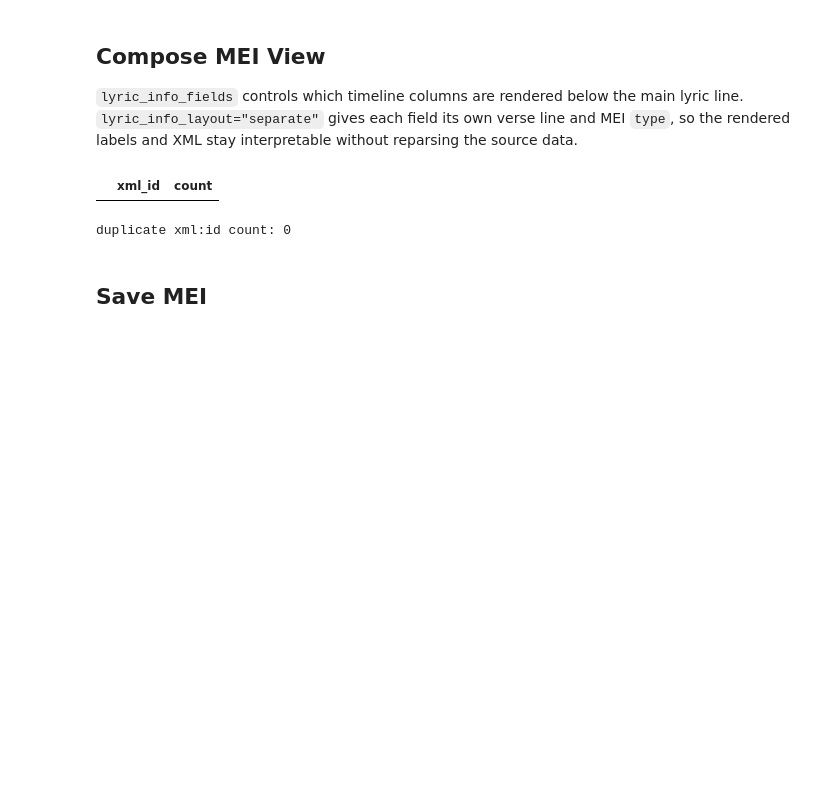
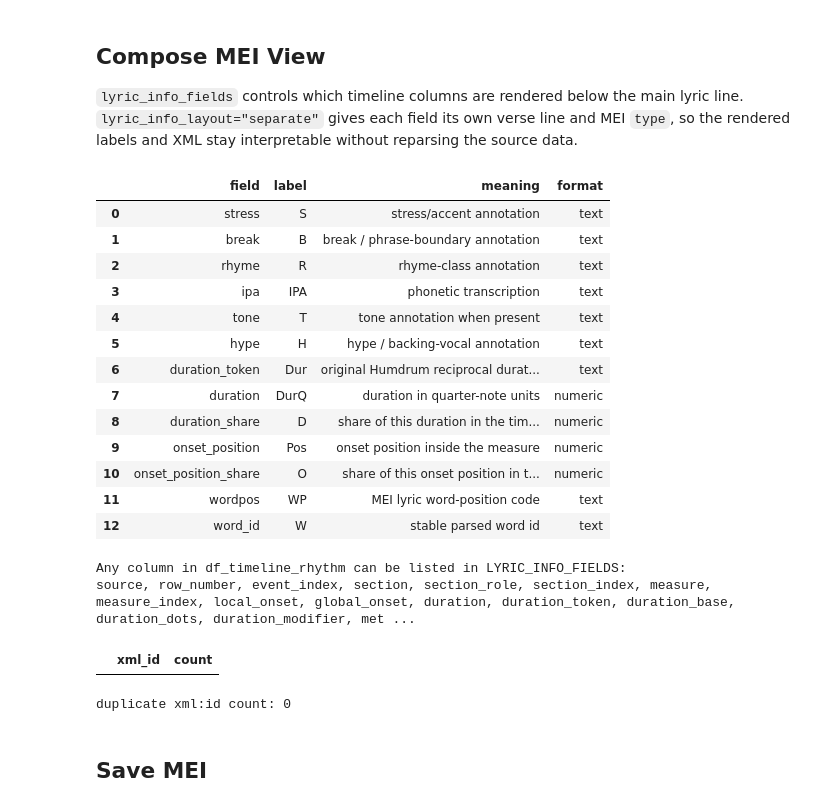
Before and after one commit to egorpol/camat_v2, a Jupyter notebook: testing_timeline.ipynb, the cells around one changed output. Saved outputs shown, nothing was run; the diff lists cells and outputs as text; code cells hidden in the pictures; blank space fills up the shorter version.

```diff
--- a/testing_timeline.ipynb
+++ b/testing_timeline.ipynb
@@ -23,12 +23,24 @@ pd.set_option("display.width", 160)
 
 This step reads the Humdrum timeline data and creates stable IDs. It does not create MEI.
 # %%
-SOURCE = "https://raw.githubusercontent.com/Computational-Cognitive-Musicology-Lab/MCFlow/main/Humdrum/Eminem_LoseYourself.rap"
+SOURCE_OPTIONS = {
+    "lose_yourself": "https://raw.githubusercontent.com/Computational-Cognitive-Musicology-Lab/MCFlow/main/Humdrum/Eminem_LoseYourself.rap",
+    "in_da_club": "https://raw.githubusercontent.com/Computational-Cognitive-Musicology-Lab/MCFlow/refs/heads/main/Humdrum/50Cent_InDaClub.rap",
+}
+
+# Change this key to select which source drives all downstream MEI and statistics cells.
+ACTIVE_SOURCE = "in_da_club"
+SOURCE = SOURCE_OPTIONS[ACTIVE_SOURCE]
 
 parsed = timeline.parse_rap_humdrum_source(SOURCE)
 df_timeline = parsed.df_timeline
 metadata = parsed.metadata
+SOURCE_LABEL = metadata.get("OTL") or ACTIVE_SOURCE.replace("_", " ").title()
+SOURCE_SLUG = ACTIVE_SOURCE
+df_timeline_rhythm = timeline.add_timeline_rhythm_analysis(df_timeline, label=SOURCE_LABEL, onset_bin_size="auto")
 
+print(f"active source: {ACTIVE_SOURCE}")
+print(f"url: {SOURCE}")
 print(f"rows: {len(df_timeline)}")
 print(f"columns: {len(df_timeline.columns)}")
 print(f"title: {metadata.get('OTL')}")
@@ -89,32 +169,74 @@ display(pd.DataFrame(id_summary))
 
 `lyric_info_fields` controls which timeline columns are rendered below the main lyric line. `lyric_info_layout="separate"` gives each field its own verse line and MEI `type`, so the rendered labels and XML stay interpretable without reparsing the source data.
 # %%
-LYRIC_INFO_FIELDS = ["stress", "break", "rhyme"]
+MEI_INFO_FIELD_SUMMARY = pd.DataFrame([
+    {"field": "stress", "label": "S", "meaning": "stress/accent annotation", "format": "text"},
+    {"field": "break", "label": "B", "meaning": "break / phrase-boundary annotation", "format": "text"},
+    {"field": "rhyme", "label": "R", "meaning": "rhyme-class annotation", "format": "text"},
+    {"field": "ipa", "label": "IPA", "meaning": "phonetic transcription", "format": "text"},
+    {"field": "tone", "label": "T", "meaning": "tone annotation when present", "format": "text"},
+    {"field": "hype", "label": "H", "meaning": "hype / backing-vocal annotation", "format": "text"},
+    {"field": "duration_token", "label": "Dur", "meaning": "original Humdrum reciprocal duration token", "format": "text"},
+    {"field": "duration", "label": "DurQ", "meaning": "duration in quarter-note units", "format": "numeric"},
+    {"field": "duration_share", "label": "D", "meaning": "share of this duration in the timeline", "format": "numeric"},
+    {"field": "onset_position", "label": "Pos", "meaning": "onset position inside the measure", "format": "numeric"},
+    {"field": "onset_position_share", "label": "O", "meaning": "share of this onset position in the timeline", "format": "numeric"},
+    {"field": "wordpos", "label": "WP", "meaning": "MEI lyric word-position code", "format": "text"},
+    {"field": "word_id", "label": "W", "meaning": "stable parsed word id", "format": "text"},
+])
+
+display(MEI_INFO_FIELD_SUMMARY)
+print("Any column in df_timeline_rhythm can be listed in LYRIC_INFO_FIELDS:")
+print(", ".join(df_timeline_rhythm.columns))
+
+LYRIC_INFO_FIELDS = ["stress", "break", "rhyme", "duration_share", "onset_position_share"]
 # Short labels keep the rendered analysis lines readable.
-LYRIC_INFO_LABELS = {"stress": "S", "break": "B", "rhyme": "R"}
+LYRIC_INFO_LABELS = {"stress": "S", "break": "B", "rhyme": "R", "duration_share": "D", "onset_position_share": "O"}
+# Numeric formats use Python format specs: ".2f"/"2f" -> 0.07, ".0%" -> 7%, ".1%" -> 7.0%, ".3g" -> compact significant digits.
+# LYRIC_INFO_MAX_VALUE_CHARS hard-limits the formatted value length after formatting.
+LYRIC_INFO_VALUE_FORMATS = {"duration_share": ".2f", "onset_position_share": ".2f"}
+LYRIC_INFO_MAX_VALUE_CHARS = 4
 
 mei_text = timeline.timeline_to_mei(
-    df_timeline,
+    df_timeline_rhythm,
     metadata=metadata,
     staff_lines=1,
     show_clef=False,
     note_position="staff",
     note_loc=0,
     main_lyric_verse_n="1",
     lyric_info_fields=LYRIC_INFO_FIELDS,
     lyric_info_labels=LYRIC_INFO_LABELS,
+    lyric_info_value_formats=LYRIC_INFO_VALUE_FORMATS,
+    lyric_info_max_value_chars=LYRIC_INFO_MAX_VALUE_CHARS,
     lyric_info_verse_n="2",
     lyric_info_layout="separate",
     include_annotations=False,
-    measures_per_system=1,
+    measures_per_system=2,
 )
 
 duplicate_xml_ids = timeline.find_duplicate_mei_xml_ids(mei_text)
 display(duplicate_xml_ids)
 print(f"duplicate xml:id count: {len(duplicate_xml_ids)}")
 # %% [output]
-|  | xml_id | count |
+|  | field | label | meaning | format |
+| 0 | stress | S | stress/accent annotation | text |
+| 1 | break | B | break / phrase-boundary annotation | text |
+| 2 | rhyme | R | rhyme-class annotation | text |
+| 3 | ipa | IPA | phonetic transcription | text |
+| 4 | tone | T | tone annotation when present | text |
+| 5 | hype | H | hype / backing-vocal annotation | text |
+| 6 | duration_token | Dur | original Humdrum reciprocal durat... | text |
+| 7 | duration | DurQ | duration in quarter-note units | numeric |
+| 8 | duration_share | D | share of this duration in the tim... | numeric |
+| 9 | onset_position | Pos | onset position inside the measure | numeric |
+| 10 | onset_position_share | O | share of this onset position in t... | numeric |
+| 11 | wordpos | WP | MEI lyric word-position code | text |
+| 12 | word_id | W | stable parsed word id | text |
-duplicate xml:id count: 0
+Any column in df_timeline_rhythm can be listed in LYRIC_INFO_FIELDS:
+source, row_number, event_index, section, section_role, section_index, measure, measure_index, local_onset, global_onset, duration, duration_token, duration_base, duration_dots, duration_modifier, met ...
+|  | xml_id | count |
+duplicate xml:id count: 0
 # %% [markdown]
 ## Save MEI
 # %%
```
Also changed, not shown: parts of 12 cells of this notebook, 16 other files.
